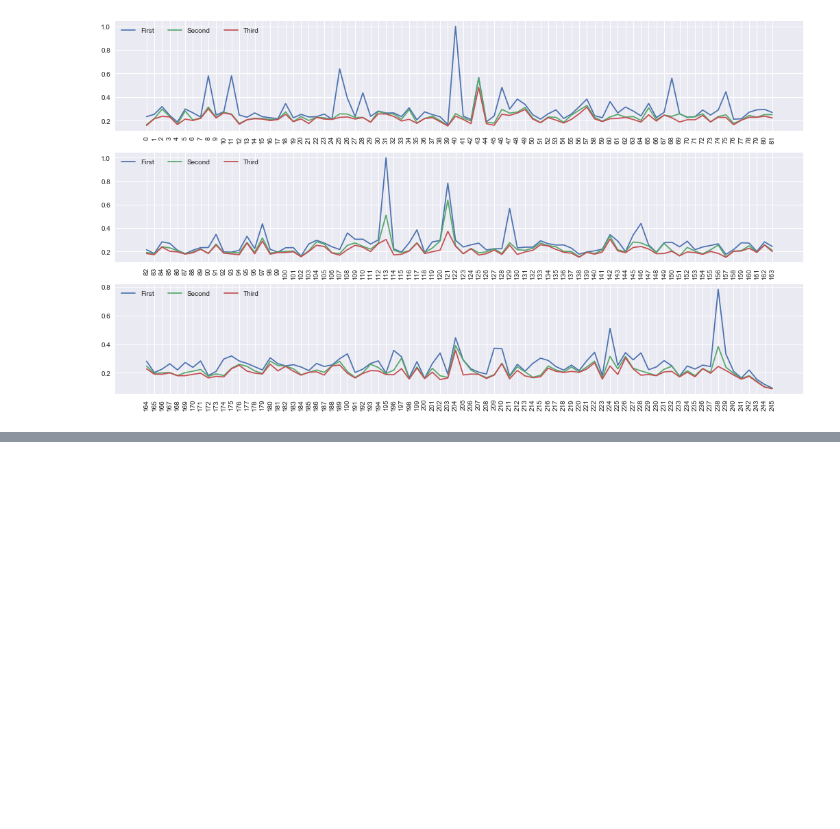
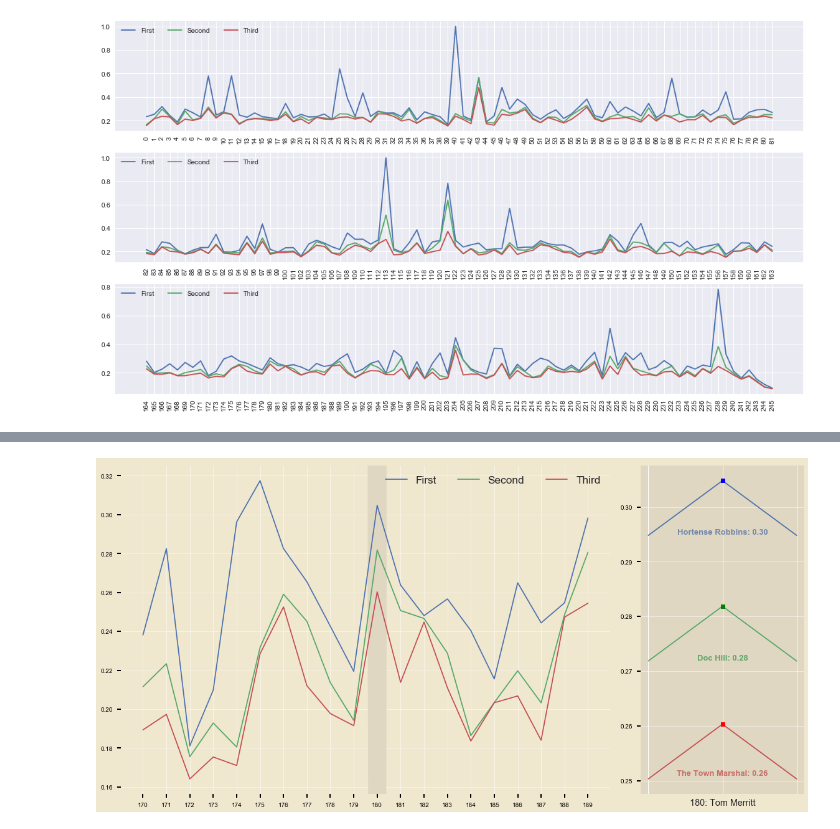
Before and after one commit to taylorperkins/Spoon-River-Anthology, a Jupyter notebook: notebooks/pivot/Step 6, Create Similarity Matrix.ipynb, the cells around one changed output, grey strips where cells are left out. Saved outputs shown, nothing was run; the diff lists cells and outputs as text; code cells hidden in the pictures; blank space fills up the shorter version.

Commit message:
Created a new file for determining some visualizations.

```diff
--- a/notebooks/pivot/Step 6, Create Similarity Matrix.ipynb
+++ b/notebooks/pivot/Step 6, Create Similarity Matrix.ipynb
@@ -182,0 +188,79 @@ plt.show();
+# %%
+from matplotlib import gridspec
+
+
+fig = plt.gcf()
+fig.set_size_inches(16, 8)
+# fig = plt.gcf(figsize=(16, 8))
+# fig.clear()
+
+fig.patch.set_facecolor('#f0e7cf')
+
+gs = gridspec.GridSpec(1, 2, width_ratios=[3, 1])
+
+ax0 = plt.subplot(gs[0])
+
+ax0.plot(n_largest_keys[170:190], scores[170:190])
+
+circle = plt.Circle((10, 0.28), .4, color='#dfd7c1')
+plt.gcf().gca().add_artist(circle)
+
+ax0.legend(
+    ['First', 'Second', 'Third'],
+    ncol=3,
+    loc='upper right',
+    fontsize='xx-large'
+)
+
+ax0.tick_params(
+    direction='out',
+    length=6,
+    width=2,
+    colors='black',
+    grid_alpha=0.5
+)
+
+ax0.set_facecolor('#f0e7cf')
+
+
+ax1 = plt.subplot(gs[1])
+
+ax1.plot(
+    ['', '180: Tom Merritt', ' '],
+    [
+        [score - 0.01 for score, ind in n_largest['180']],
+        [score for score, ind in n_largest['180']],
+        [score - 0.01 for score, ind in n_largest['180']]
+    ]
+)
+ax1.plot(['180: Tom Merritt'], [n_largest['180'][0][0]], 'bs')
+ax1.plot(['180: Tom Merritt'], [n_largest['180'][1][0]], 'gs')
+ax1.plot(['180: Tom Merritt'], [n_largest['180'][2][0]], 'rs')
+
+# Add labels to the plot
+style = dict(size=13, ha='center', fontweight='bold')
+
+ax1.text('180: Tom Merritt', 0.295, f"Hortense Robbins: 0.30", color='#7088AF', **style)
+ax1.text('180: Tom Merritt', 0.272, f"Doc Hill: 0.28", color='#5EA66A', **style)
+ax1.text('180: Tom Merritt', 0.251, f"The Town Marshal: 0.26", color='#C96D6A', **style)
+
+ax1.tick_params(
+    axis='y',
+    direction='out',
+    length=6,
+    width=2,
+    colors='black',
+    grid_alpha=0.5
+)
+
+ax1.tick_params(
+    axis='x',
+    labelsize='x-large'
+)
+
+ax1.set_facecolor('#dfd7c1')
+
+plt.tight_layout()
+plt.savefig('./top_3_similar.png', facecolor='#f0e7cf');
+# %% [output]
+[figure, added]
```
Also changed, not shown: parts of 2 cells of this notebook, 4 other files.
